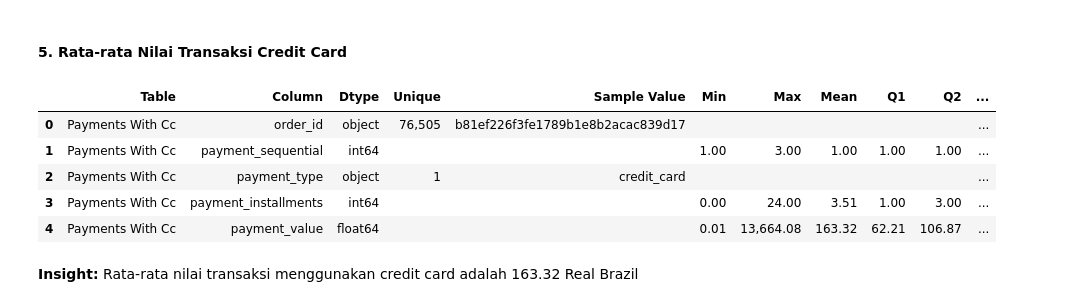
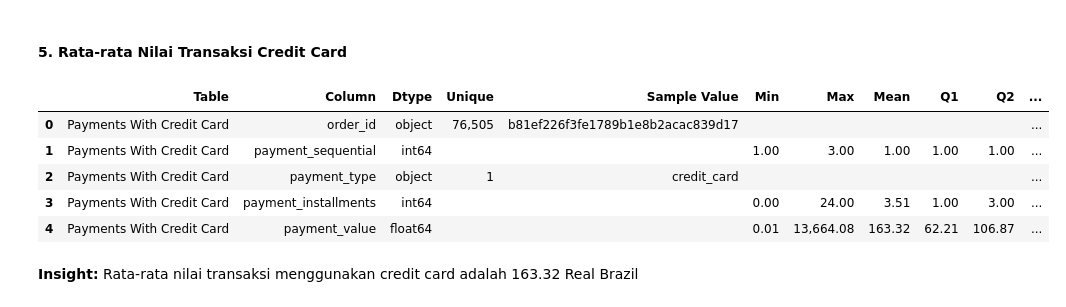
Before and after one commit to arguto1993/olist-ecommerce-performance, a Jupyter notebook: ecommerce_performance.ipynb, the cells around one changed output. Saved outputs shown, nothing was run; the diff lists cells and outputs as text; code cells hidden in the pictures.

```diff
--- a/ecommerce_performance.ipynb
+++ b/ecommerce_performance.ipynb
@@ -1408,14 +1472,14 @@ Terdapat setidaknya 5 pilihan metode pembayaran dengan urutan sebagai berikut be
 #### 5. Rata-rata Nilai Transaksi Credit Card
 # %%
 df_payments_cc = df_payments[df_payments['payment_type'] == 'credit_card']
-show_table_desc(df_payments_cc, "Payments with CC")
+show_table_desc(df_payments_cc, "Payments with Credit Card")
 # %% [output]
 |  | Table | Column | Dtype | Unique | Sample Value | Min | Max | Mean | Q1 | Q2 | ... |
-| 0 | Payments With Cc | order_id | object | 76,505 | b81ef226f3fe1789b1e8b2acac839d17 |  |  |  |  |  | ... |
-| 1 | Payments With Cc | payment_sequential | int64 |  |  | 1.00 | 3.00 | 1.00 | 1.00 | 1.00 | ... |
-| 2 | Payments With Cc | payment_type | object | 1 | credit_card |  |  |  |  |  | ... |
-| 3 | Payments With Cc | payment_installments | int64 |  |  | 0.00 | 24.00 | 3.51 | 1.00 | 3.00 | ... |
-| 4 | Payments With Cc | payment_value | float64 |  |  | 0.01 | 13,664.08 | 163.32 | 62.21 | 106.87 | ... |
+| 0 | Payments With Credit Card | order_id | object | 76,505 | b81ef226f3fe1789b1e8b2acac839d17 |  |  |  |  |  | ... |
+| 1 | Payments With Credit Card | payment_sequential | int64 |  |  | 1.00 | 3.00 | 1.00 | 1.00 | 1.00 | ... |
+| 2 | Payments With Credit Card | payment_type | object | 1 | credit_card |  |  |  |  |  | ... |
+| 3 | Payments With Credit Card | payment_installments | int64 |  |  | 0.00 | 24.00 | 3.51 | 1.00 | 3.00 | ... |
+| 4 | Payments With Credit Card | payment_value | float64 |  |  | 0.01 | 13,664.08 | 163.32 | 62.21 | 106.87 | ... |
 # %% [markdown]
 **Insight:** Rata-rata nilai transaksi menggunakan credit card adalah 163.32 Real Brazil
 # %% [markdown]
```
Also changed, not shown: parts of 8 cells of this notebook, 1 other file.
